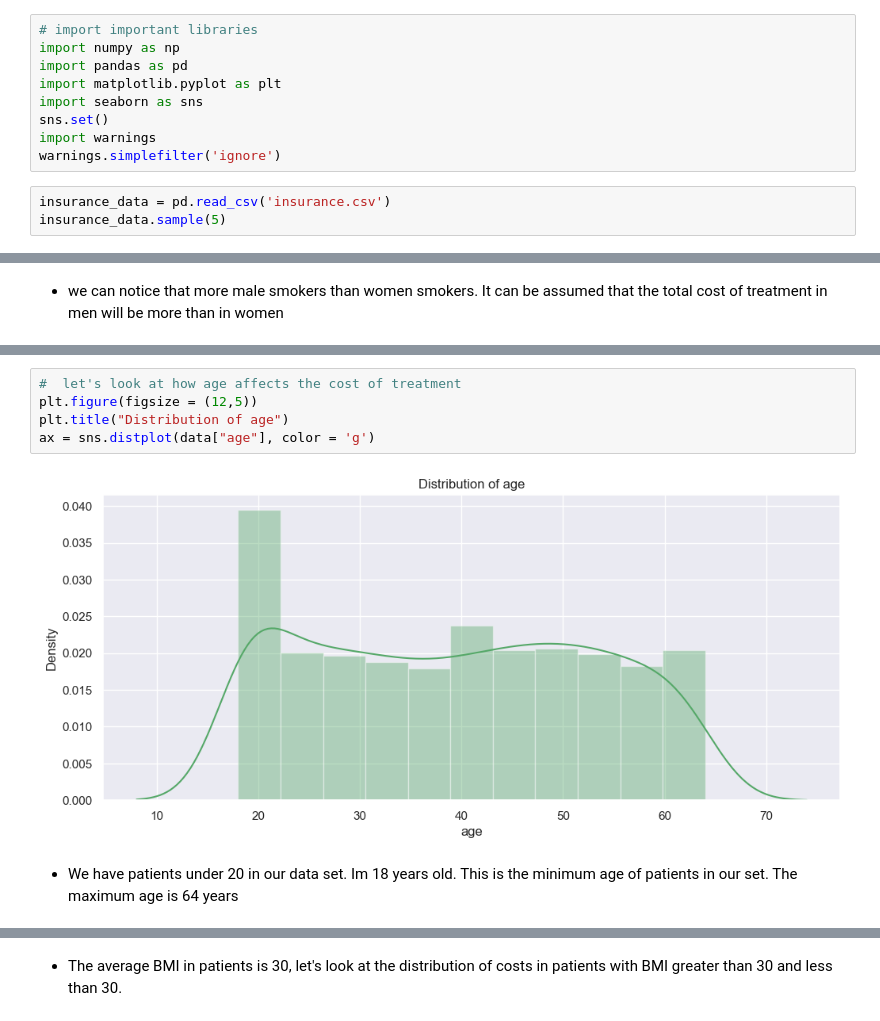
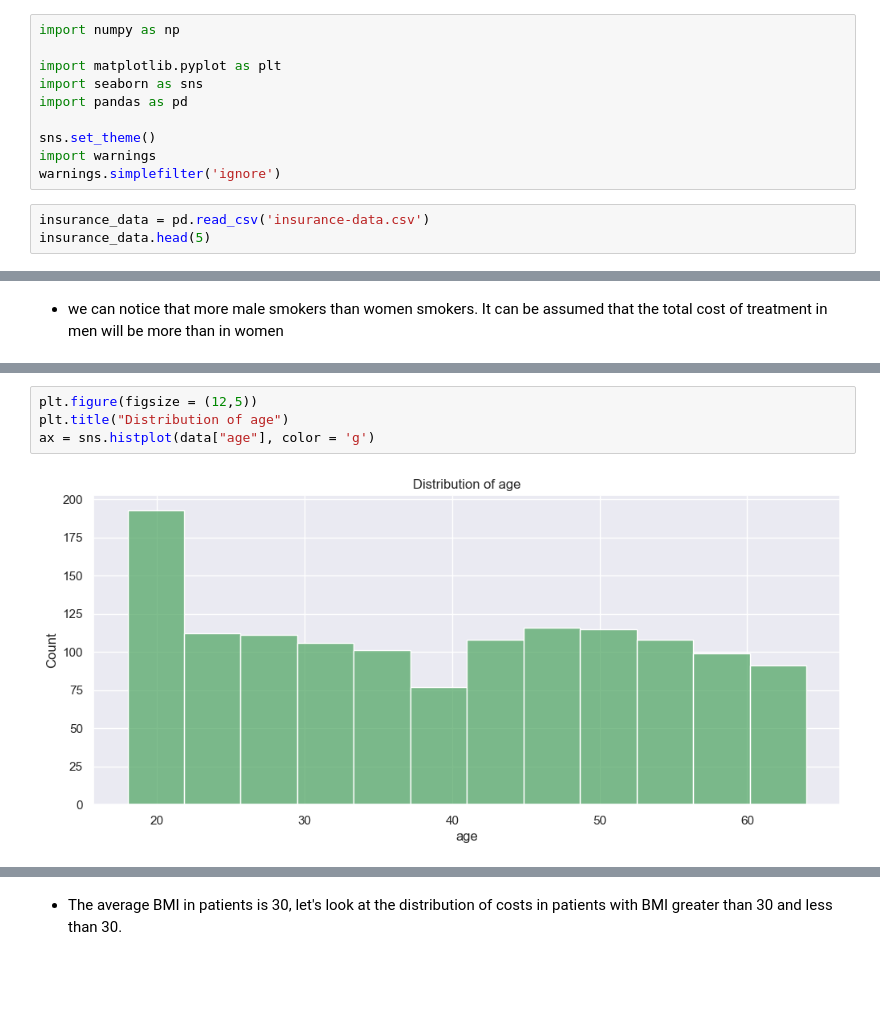
Before and after one commit to taimoorabrar22/ENSF-544-Project, a Jupyter notebook: medical_cost_predictor.ipynb, the cells around one changed output, grey strips where cells are left out. Drawn from its saved outputs; the diff is of its cells as text; blank space fills up the shorter version.

```diff
--- a/medical_cost_predictor.ipynb
+++ b/medical_cost_predictor.ipynb
@@ -1,16 +1,17 @@
 # %% [markdown]
 ## Can you accurately predict **insurance costs** ?
 # %%
-# import important libraries
 import numpy as np
-import pandas as pd
+
 import matplotlib.pyplot as plt
 import seaborn as sns
-sns.set()
+import pandas as pd
+
+sns.set_theme()
 import warnings
 warnings.simplefilter('ignore')
 # %%
-insurance_data = pd.read_csv('insurance.csv')
-insurance_data.sample(5)
+insurance_data = pd.read_csv('insurance-data.csv')
+insurance_data.head(5)
 # %% [output]
 |  | age | sex | bmi | children | smoker | region | charges |
@@ -174,9 +149,6 @@ sns.boxplot(y = "smoker", x = "charges", data =  data[(data.sex == 1)] , orient
 # %%
-#  let's look at how age affects the cost of treatment
 plt.figure(figsize = (12,5))
 plt.title("Distribution of age")
-ax = sns.distplot(data["age"], color = 'g')
+ax = sns.histplot(data["age"], color = 'g')
 # %% [output]
-[figure, old version]
+[figure, new version]
-# %% [markdown]
-* We have patients under 20 in our data set. Im 18 years old. This is the minimum age of patients in our set. The maximum age is 64 years
```
Also changed, not shown: parts of 50 cells of this notebook, 1 other file.
